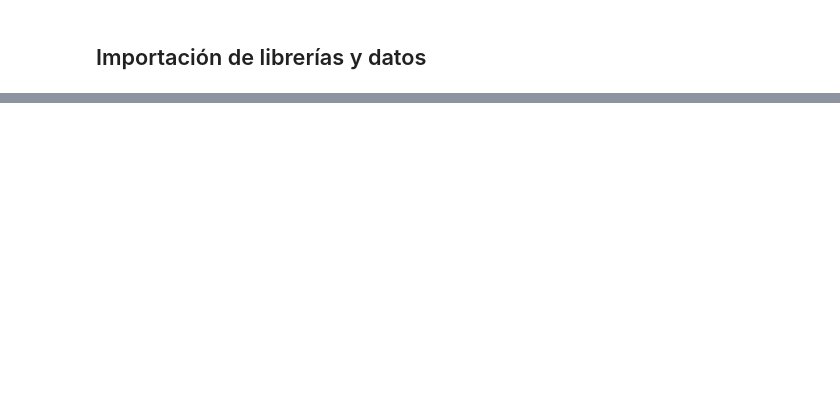
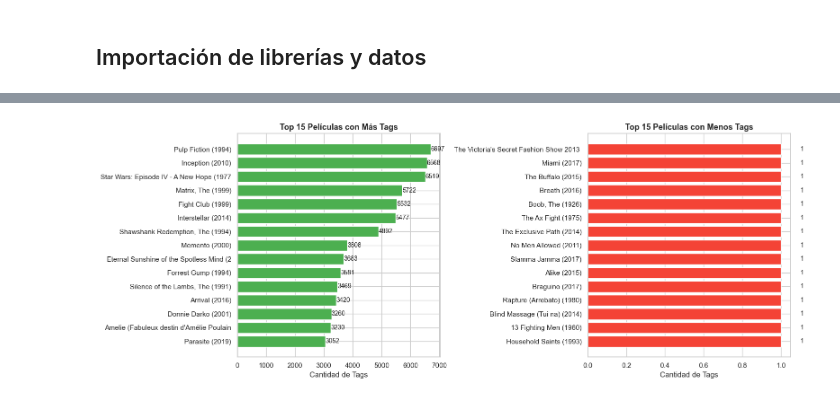
Before and after one commit to AndresCalderonRamirez/Parcial-DIGD, a Jupyter notebook: notebooks/exploration/main/movies_tags.ipynb, the cells around one changed output, grey strips where cells are left out. Saved outputs shown, nothing was run; the diff lists cells and outputs as text; code cells hidden in the pictures; blank space fills up the shorter version.

```diff
--- a/notebooks/exploration/main/movies_tags.ipynb
+++ b/notebooks/exploration/main/movies_tags.ipynb
@@ -30,0 +39,13 @@ tags = pd.read_csv('../../../data/processed/tags.csv')
+# %%
+movies = pd.read_csv('../../../data/processed/movies.csv')
+movies_with_genres = utils_.get_genre_columns(movies.copy())
+
+tags = pd.read_csv('../../../data/processed/tags.csv')
+
+movies['year'] = movies['title'].str.extract(r'\((\d{4})\)')[0].astype(float)
+movies['decada'] = (movies['year'] // 10) * 10
+
+print(f'Películas: {len(movies):,}')
+print(f'Tags: {len(tags):,}')
+print(f'Películas con al menos 1 tag: {tags["movieId"].nunique():,}')
+print(f'Tags únicos: {tags["tag"].nunique():,}')
@@ -30,0 +205,12 @@ tags = pd.read_csv('../../../data/processed/tags.csv')
+# %%
+movies_sorted = movies_full.sort_values('total_tags', ascending=False)
+
+print('Top 15 películas con MÁS tags:')
+top_movies = movies_sorted.head(15)[['title', 'year', 'total_tags', 'tags_unicos']]
+top_movies.index = range(1, 16)
+display(top_movies.style.background_gradient(subset=['total_tags', 'tags_unicos'], cmap='Greens'))
+
+print('\nTop 15 películas con MENOS tags (de las que tienen al menos 1):')
+bottom_movies = movies_sorted[movies_sorted['total_tags'] > 0].tail(15)[['title', 'year', 'total_tags', 'tags_unicos']]
+bottom_movies.index = range(1, 16)
+display(bottom_movies.style.background_gradient(subset=['total_tags', 'tags_unicos'], cmap='Reds'))
@@ -30,0 +252,22 @@ tags = pd.read_csv('../../../data/processed/tags.csv')
+# %%
+fig, axes = plt.subplots(1, 2, figsize=(16, 6))
+
+top15 = movies_sorted.head(15)
+axes[0].barh(top15['title'].str[:40], top15['total_tags'], color='#4CAF50', edgecolor='white')
+axes[0].set_title('Top 15 Películas con Más Tags', fontsize=13, fontweight='bold')
+axes[0].set_xlabel('Cantidad de Tags')
+axes[0].invert_yaxis()
+for i, v in enumerate(top15['total_tags']):
+    axes[0].text(v + 5, i, str(v), va='center', fontsize=10)
+
+bottom15 = movies_sorted[movies_sorted['total_tags'] > 0].tail(15).sort_values('total_tags', ascending=True)
+axes[1].barh(bottom15['title'].str[:40], bottom15['total_tags'], color='#F44336', edgecolor='white')
+axes[1].set_title('Top 15 Películas con Menos Tags', fontsize=13, fontweight='bold')
+axes[1].set_xlabel('Cantidad de Tags')
+for i, v in enumerate(bottom15['total_tags']):
+    axes[1].text(v + 0.1, i, str(v), va='center', fontsize=10)
+
+plt.tight_layout()
+plt.show()
+# %% [output]
+[figure, added]
```
Also changed, not shown: parts of 32 cells of this notebook, 1 other file.
